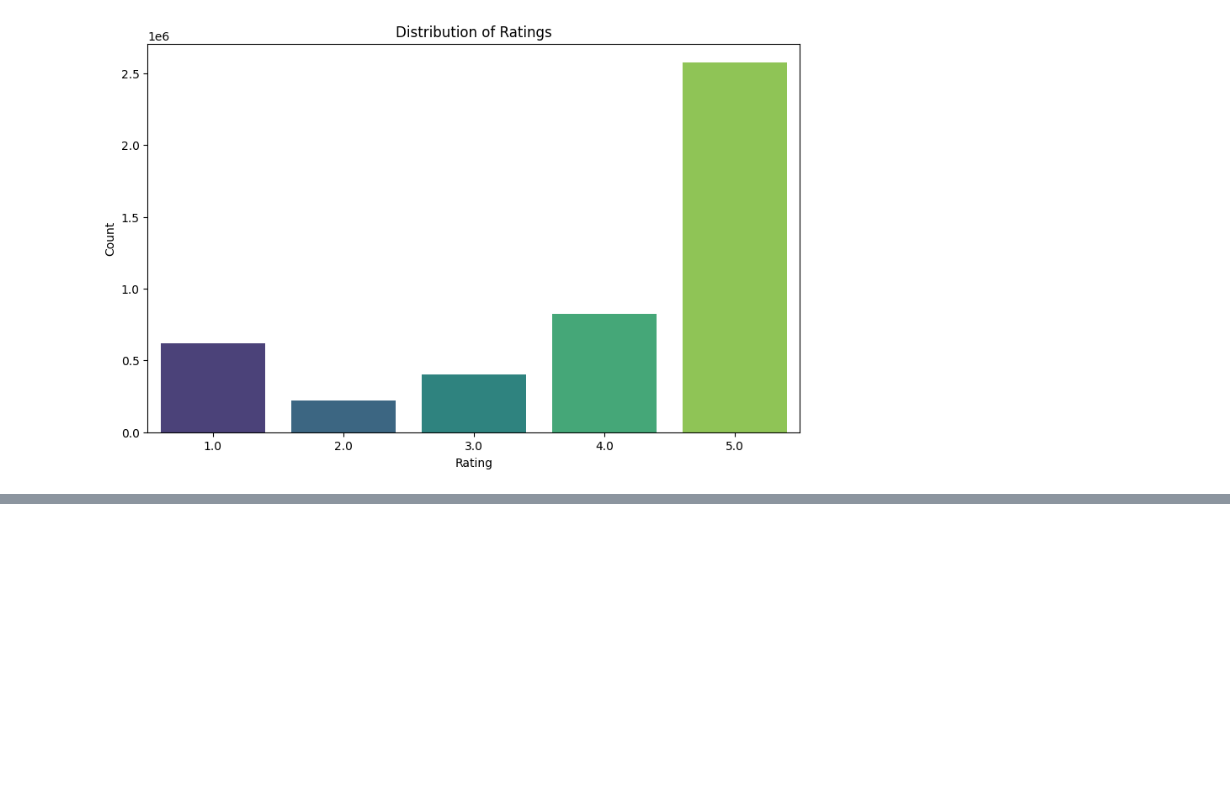
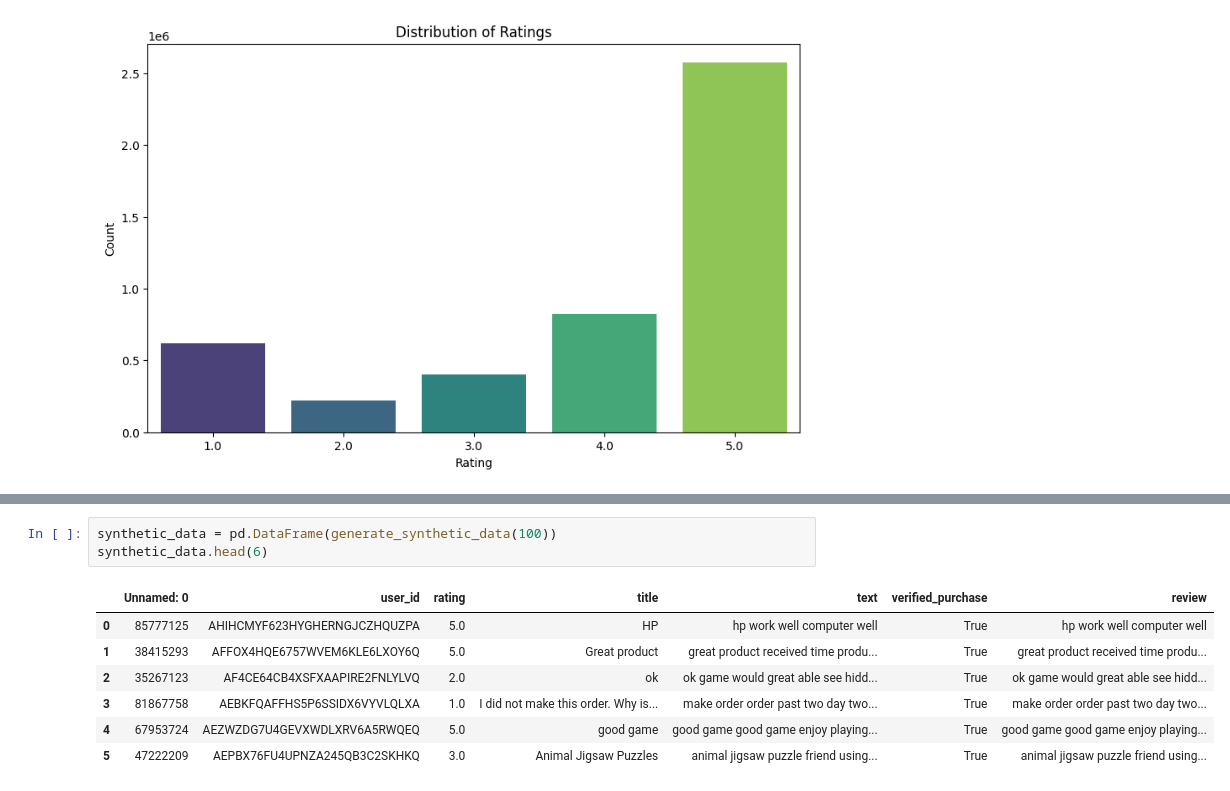
Before and after one commit to Pongsiri-G/Products-Rating-Prediction-from-Review-Text, a Jupyter notebook: assignment2_traning_data.ipynb, the cells around one changed output, grey strips where cells are left out. Drawn from its saved outputs; the diff is of its cells as text; blank space fills up the shorter version.

```diff
--- a/assignment2_traning_data.ipynb
+++ b/assignment2_traning_data.ipynb
@@ -79,0 +155,11 @@ TypeError: '<' not supported between instances of 'str' and 'int'
+# %%
+synthetic_data = pd.DataFrame(generate_synthetic_data(100))
+synthetic_data.head(6)
+# %% [output]
+|  | Unnamed: 0 | user_id | rating | title | text | verified_purchase | review |
+| 0 | 85777125 | AHIHCMYF623HYGHERNGJCZHQUZPA | 5.0 | HP | hp work well computer well | True | hp work well computer well |
+| 1 | 38415293 | AFFOX4HQE6757WVEM6KLE6LXOY6Q | 5.0 | Great product | great product received time produ... | True | great product received time produ... |
+| 2 | 35267123 | AF4CE64CB4XSFXAAPIRE2FNLYLVQ | 2.0 | ok | ok game would great able see hidd... | True | ok game would great able see hidd... |
+| 3 | 81867758 | AEBKFQAFFHS5P6SSIDX6VYVLQLXA | 1.0 | I did not make this order. Why is... | make order order past two day two... | True | make order order past two day two... |
+| 4 | 67953724 | AEZWZDG7U4GEVXWDLXRV6A5RWQEQ | 5.0 | good game | good game good game enjoy playing... | True | good game good game enjoy playing... |
+| 5 | 47222209 | AEPBX76FU4UPNZA245QB3C2SKHKQ | 3.0 | Animal Jigsaw Puzzles | animal jigsaw puzzle friend using... | True | animal jigsaw puzzle friend using... |
```
Also changed, not shown: parts of 14 cells of this notebook.
